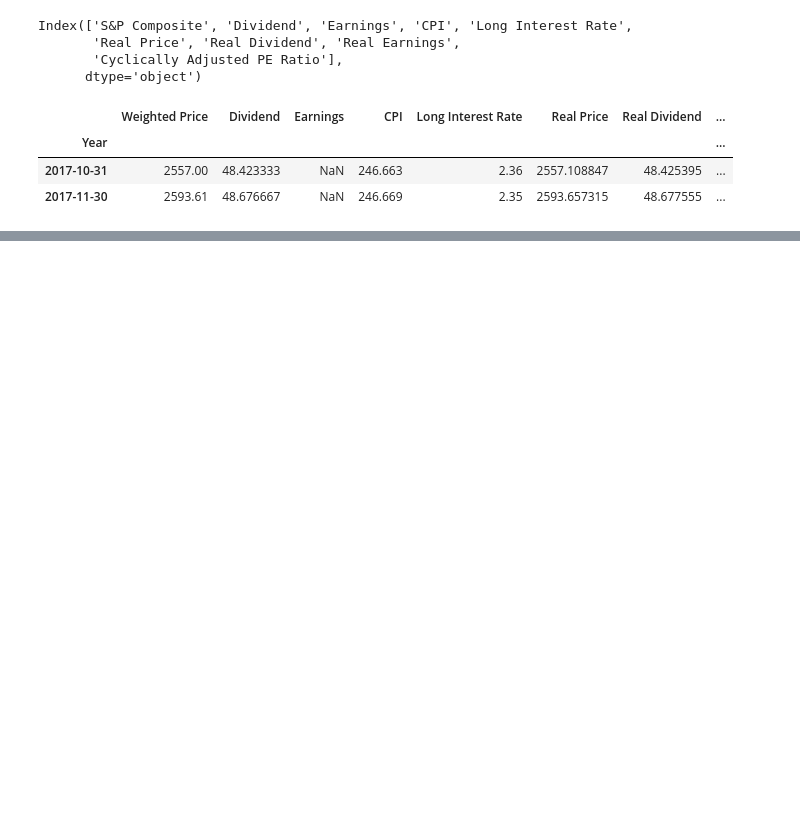
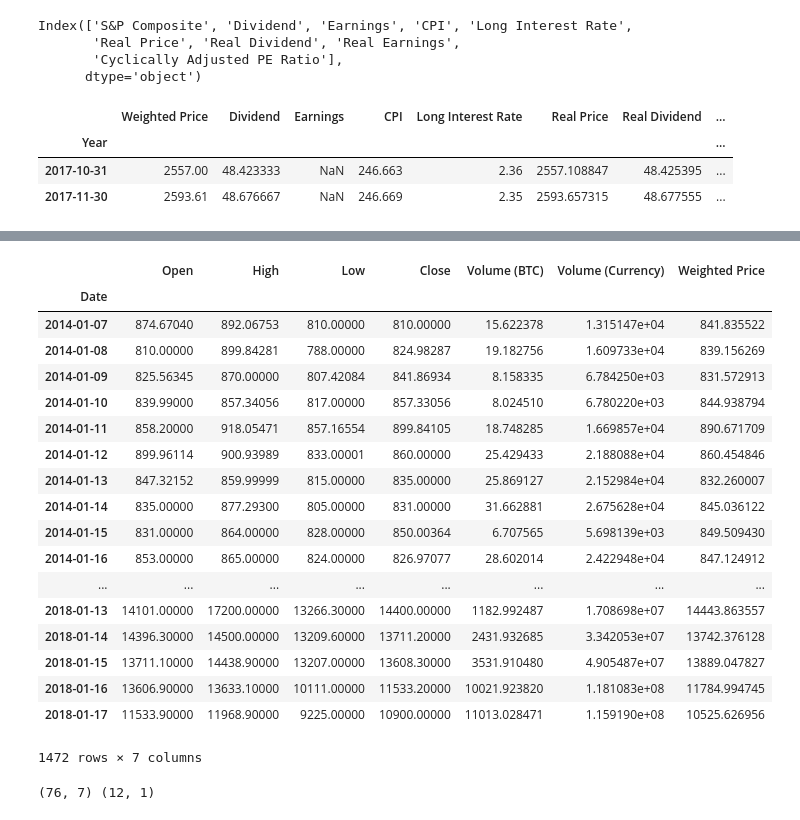
Before and after one commit to kundami/bitcoin_data_analaysis, a Jupyter notebook: Bitcoin-Analysis.ipynb, the cells around one changed output, grey strips where cells are left out. Drawn from its saved outputs; the diff is of its cells as text; code cells hidden in the pictures; blank space fills up the shorter version.

```diff
--- a/Bitcoin-Analysis.ipynb
+++ b/Bitcoin-Analysis.ipynb
@@ -213,2 +259,24 @@ df_scatter(btc_usd_datasets['20170101':'20180115'], 'Bitcoin Price (USD) By Exch
 # %% [output]
 [interactive output not drawn]
+# %%
+exchange_data['KRAKEN']
+# %% [output]
+|  | Open | High | Low | Close | Volume (BTC) | Volume (Currency) | Weighted Price |
+| Date |  |  |  |  |  |  |  |
+| 2014-01-07 | 874.67040 | 892.06753 | 810.00000 | 810.00000 | 15.622378 | 1.315147e+04 | 841.835522 |
+| 2014-01-08 | 810.00000 | 899.84281 | 788.00000 | 824.98287 | 19.182756 | 1.609733e+04 | 839.156269 |
+| 2014-01-09 | 825.56345 | 870.00000 | 807.42084 | 841.86934 | 8.158335 | 6.784250e+03 | 831.572913 |
+| 2014-01-10 | 839.99000 | 857.34056 | 817.00000 | 857.33056 | 8.024510 | 6.780220e+03 | 844.938794 |
+| 2014-01-11 | 858.20000 | 918.05471 | 857.16554 | 899.84105 | 18.748285 | 1.669857e+04 | 890.671709 |
+| 2014-01-12 | 899.96114 | 900.93989 | 833.00001 | 860.00000 | 25.429433 | 2.188088e+04 | 860.454846 |
+| 2014-01-13 | 847.32152 | 859.99999 | 815.00000 | 835.00000 | 25.869127 | 2.152984e+04 | 832.260007 |
+| 2014-01-14 | 835.00000 | 877.29300 | 805.00000 | 831.00000 | 31.662881 | 2.675628e+04 | 845.036122 |
+| 2014-01-15 | 831.00000 | 864.00000 | 828.00000 | 850.00364 | 6.707565 | 5.698139e+03 | 849.509430 |
+| 2014-01-16 | 853.00000 | 865.00000 | 824.00000 | 826.97077 | 28.602014 | 2.422948e+04 | 847.124912 |
+| ... | ... | ... | ... | ... | ... | ... | ... |
+| 2018-01-13 | 14101.00000 | 17200.00000 | 13266.30000 | 14400.00000 | 1182.992487 | 1.708698e+07 | 14443.863557 |
+| 2018-01-14 | 14396.30000 | 14500.00000 | 13209.60000 | 13711.20000 | 2431.932685 | 3.342053e+07 | 13742.376128 |
+| 2018-01-15 | 13711.10000 | 14438.90000 | 13207.00000 | 13608.30000 | 3531.910480 | 4.905487e+07 | 13889.047827 |
+| 2018-01-16 | 13606.90000 | 13633.10000 | 10111.00000 | 11533.20000 | 10021.923820 | 1.181083e+08 | 11784.994745 |
+| 2018-01-17 | 11533.90000 | 11968.90000 | 9225.00000 | 10900.00000 | 11013.028471 | 1.159190e+08 | 10525.626956 |
+1472 rows × 7 columns
@@ -214,0 +286,7 @@ df_scatter(btc_usd_datasets['20170101':'20180115'], 'Bitcoin Price (USD) By Exch
+# %%
+X = reg_data['20171001':'20171215'][['Open','High', 'Low', 'Close',  'Volume (BTC)' , 'Volume (Currency)', 'Weighted Price']]
+
+y = reg_data['20171218':'20171229']["Open"].values.reshape(-1, 1)
+print(X.shape, y.shape)
+# %% [output]
+(76, 7) (12, 1)
```
Also changed, not shown: parts of 17 cells of this notebook.
